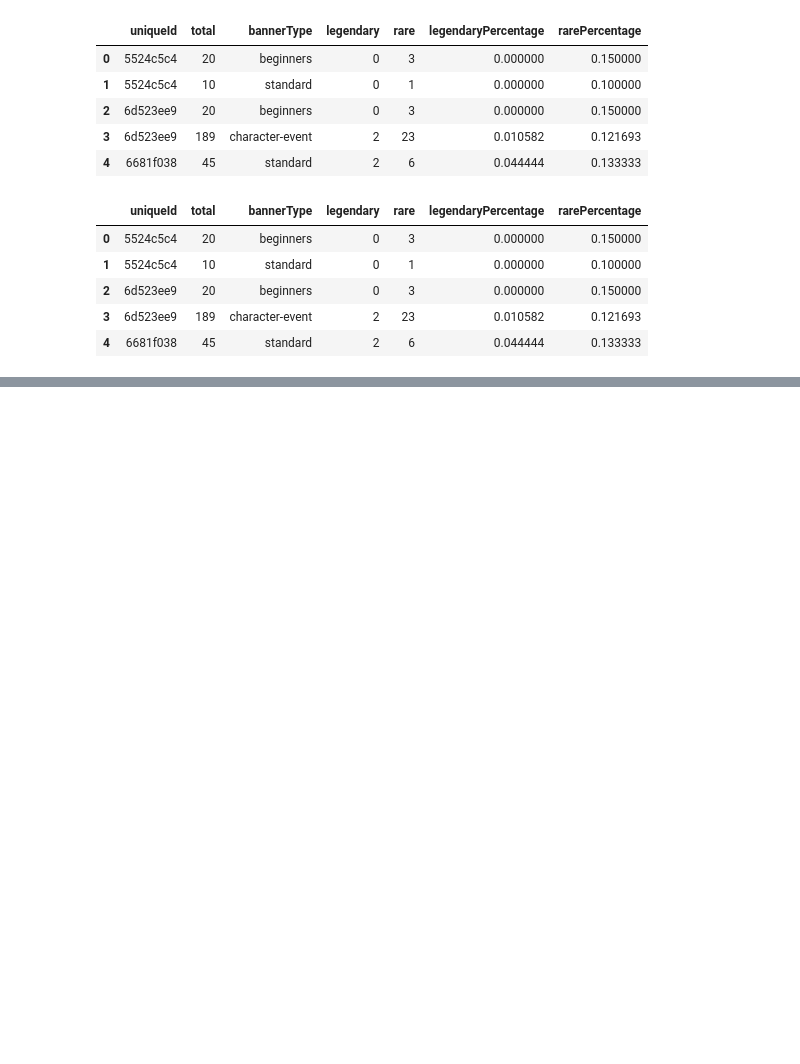
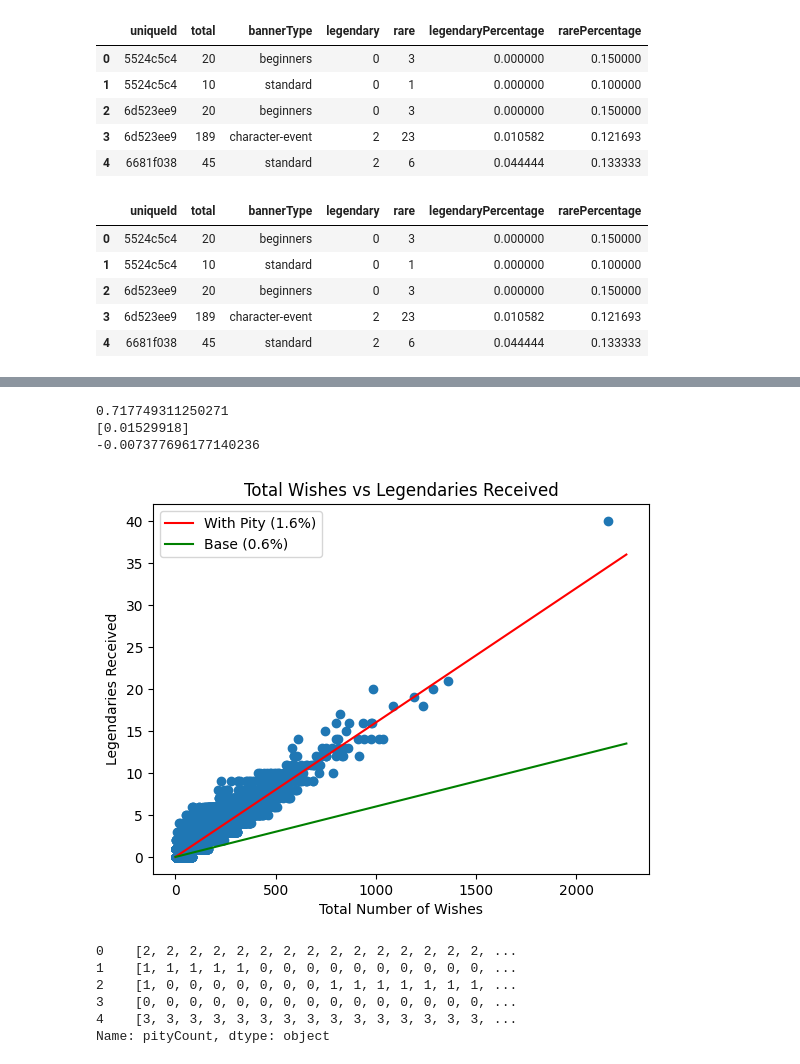
Before and after one commit to kzqiu/cdss-hack-2023, a Jupyter notebook: genshin.ipynb, the cells around one changed output, grey strips where cells are left out. Cells and saved outputs as stored; diff of their text form; code cells hidden in the pictures; blank space fills up the shorter version.

```diff
--- a/genshin.ipynb
+++ b/genshin.ipynb
@@ -46,0 +126,41 @@ wish_total_wrk.head()
+# %%
+X = wishes_raw['total'].to_numpy().reshape(-1, 1)
+Y = wishes_raw['legendary'].to_numpy()
+
+plt.scatter(x=X, y=Y)
+
+X1 = np.arange(0, 2250, step=0.1)
+Y1 = X1 * 0.016
+plt.plot(X1, Y1, color='r', label='With Pity (1.6%)')
+
+X2 = np.arange(0, 2250, step=0.1)
+Y2 = X2 * 0.006
+plt.plot(X2, Y2, color='g', label='Base (0.6%)')
+
+reg = LinearRegression().fit(X, Y)
+print(reg.score(X, Y))
+print(reg.coef_)
+print(reg.intercept_)
+
+plt.title('Total Wishes vs Legendaries Received')
+plt.xlabel('Total Number of Wishes')
+plt.ylabel('Legendaries Received')
+plt.legend(loc='upper left')
+plt.show()
+# %% [output]
+0.717749311250271
+[0.01529918]
+-0.007377696177140236
+[figure, added]
+# %%
+# Understanding pity!
+# Pity increases after arbitrary number of pulls
+# Pity decreases by 1 after pulling a legendary
+wishes_raw['pityCount'].head()
+# %% [output]
+0    [2, 2, 2, 2, 2, 2, 2, 2, 2, 2, 2, 2, 2, 2, 2, ...
+1    [1, 1, 1, 1, 1, 0, 0, 0, 0, 0, 0, 0, 0, 0, 0, ...
+2    [1, 0, 0, 0, 0, 0, 0, 0, 1, 1, 1, 1, 1, 1, 1, ...
+3    [0, 0, 0, 0, 0, 0, 0, 0, 0, 0, 0, 0, 0, 0, 0, ...
+4    [3, 3, 3, 3, 3, 3, 3, 3, 3, 3, 3, 3, 3, 3, 3, ...
+Name: pityCount, dtype: object
```
Also changed, not shown: parts of 14 cells of this notebook, 52 other files.
